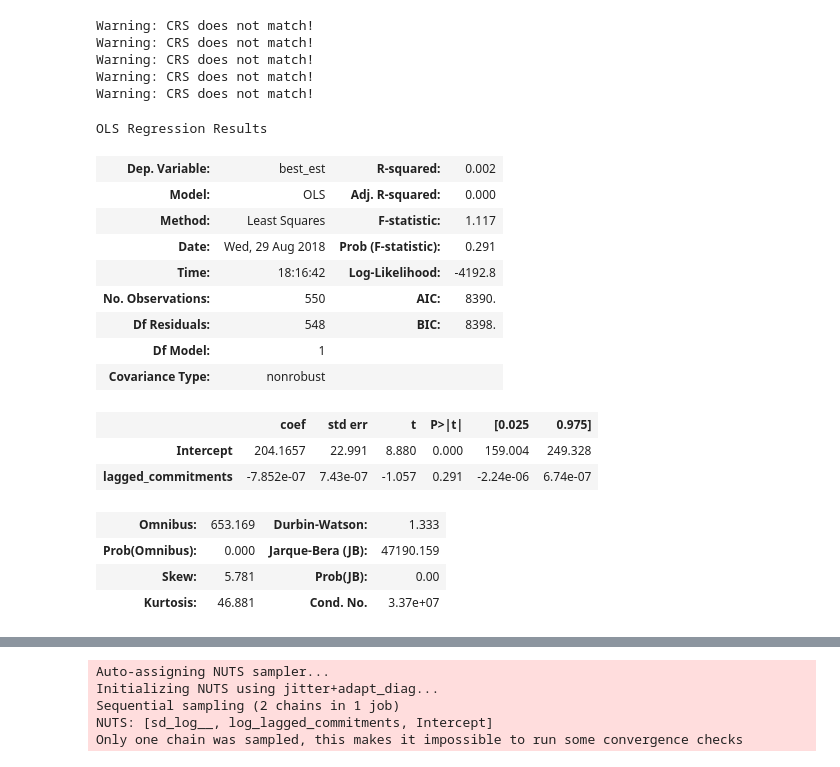
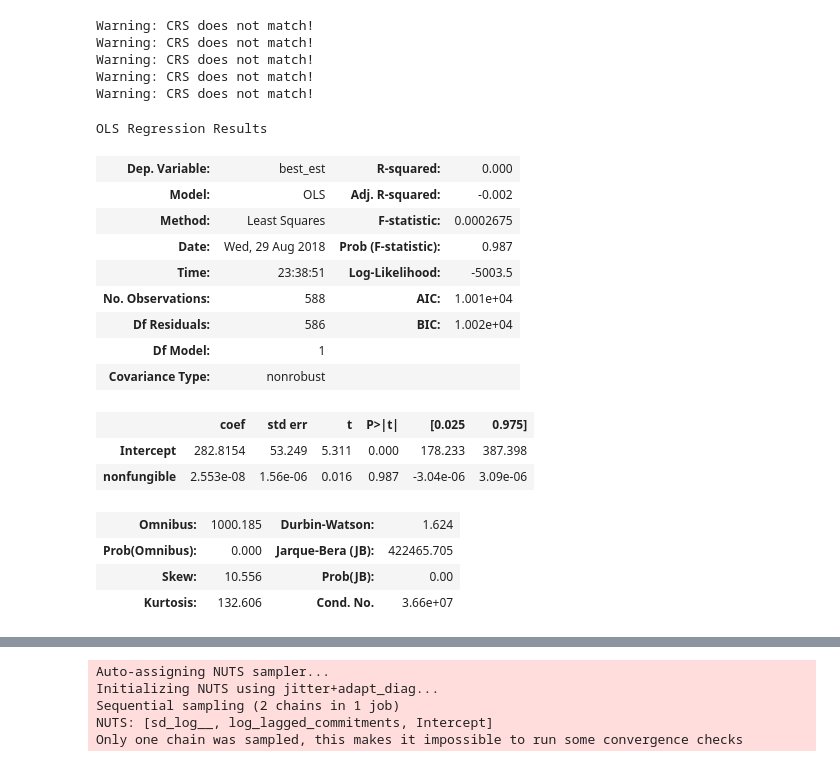
Before and after one commit to ytolochko/Diploma, a Jupyter notebook: MODEL_WITH_ALL_DATA.ipynb, the cells around one changed output, grey strips where cells are left out. Drawn from its saved outputs; the diff is of its cells as text; code cells hidden in the pictures.

```diff
--- a/MODEL_WITH_ALL_DATA.ipynb
+++ b/MODEL_WITH_ALL_DATA.ipynb
@@ -303,26 +307,26 @@ for index, row in aid_and_conflict.iterrows():
     except:
         aid_and_conflict.loc[index, 'onshore_petroleum'] = np.nan
 # %%
-result = sm.ols(formula = 'best_est ~ lagged_commitments', data = aid_and_conflict).fit()
+result = sm.ols(formula = 'best_est ~ nonfungible', data = aid_and_conflict).fit()
 result.summary()
 # %% [output]
 OLS Regression Results
-| Dep. Variable: | best_est | R-squared: | 0.002 |
-| Model: | OLS | Adj. R-squared: | 0.000 |
-| Method: | Least Squares | F-statistic: | 1.117 |
-| Date: | Wed, 29 Aug 2018 | Prob (F-statistic): | 0.291 |
-| Time: | 18:16:42 | Log-Likelihood: | -4192.8 |
-| No. Observations: | 550 | AIC: | 8390. |
-| Df Residuals: | 548 | BIC: | 8398. |
+| Dep. Variable: | best_est | R-squared: | 0.000 |
+| Model: | OLS | Adj. R-squared: | -0.002 |
+| Method: | Least Squares | F-statistic: | 0.0002675 |
+| Date: | Wed, 29 Aug 2018 | Prob (F-statistic): | 0.987 |
+| Time: | 23:38:51 | Log-Likelihood: | -5003.5 |
+| No. Observations: | 588 | AIC: | 1.001e+04 |
+| Df Residuals: | 586 | BIC: | 1.002e+04 |
 | Df Model: | 1 |  |  |
 | Covariance Type: | nonrobust |  |  |
 |  | coef | std err | t | P>|t| | [0.025 | 0.975] |
-| Intercept | 204.1657 | 22.991 | 8.880 | 0.000 | 159.004 | 249.328 |
-| lagged_commitments | -7.852e-07 | 7.43e-07 | -1.057 | 0.291 | -2.24e-06 | 6.74e-07 |
+| Intercept | 282.8154 | 53.249 | 5.311 | 0.000 | 178.233 | 387.398 |
+| nonfungible | 2.553e-08 | 1.56e-06 | 0.016 | 0.987 | -3.04e-06 | 3.09e-06 |
-| Omnibus: | 653.169 | Durbin-Watson: | 1.333 |
-| Prob(Omnibus): | 0.000 | Jarque-Bera (JB): | 47190.159 |
-| Skew: | 5.781 | Prob(JB): | 0.00 |
-| Kurtosis: | 46.881 | Cond. No. | 3.37e+07 |
+| Omnibus: | 1000.185 | Durbin-Watson: | 1.624 |
+| Prob(Omnibus): | 0.000 | Jarque-Bera (JB): | 422465.705 |
+| Skew: | 10.556 | Prob(JB): | 0.00 |
+| Kurtosis: | 132.606 | Cond. No. | 3.66e+07 |
 # %%
 four_groups = {'HR_LA': high_receptivity_low_adaptability,
                'LR_HA': low_receptivity_high_adaptability,
```
Also changed, not shown: parts of 2 cells of this notebook, 7 other files.
